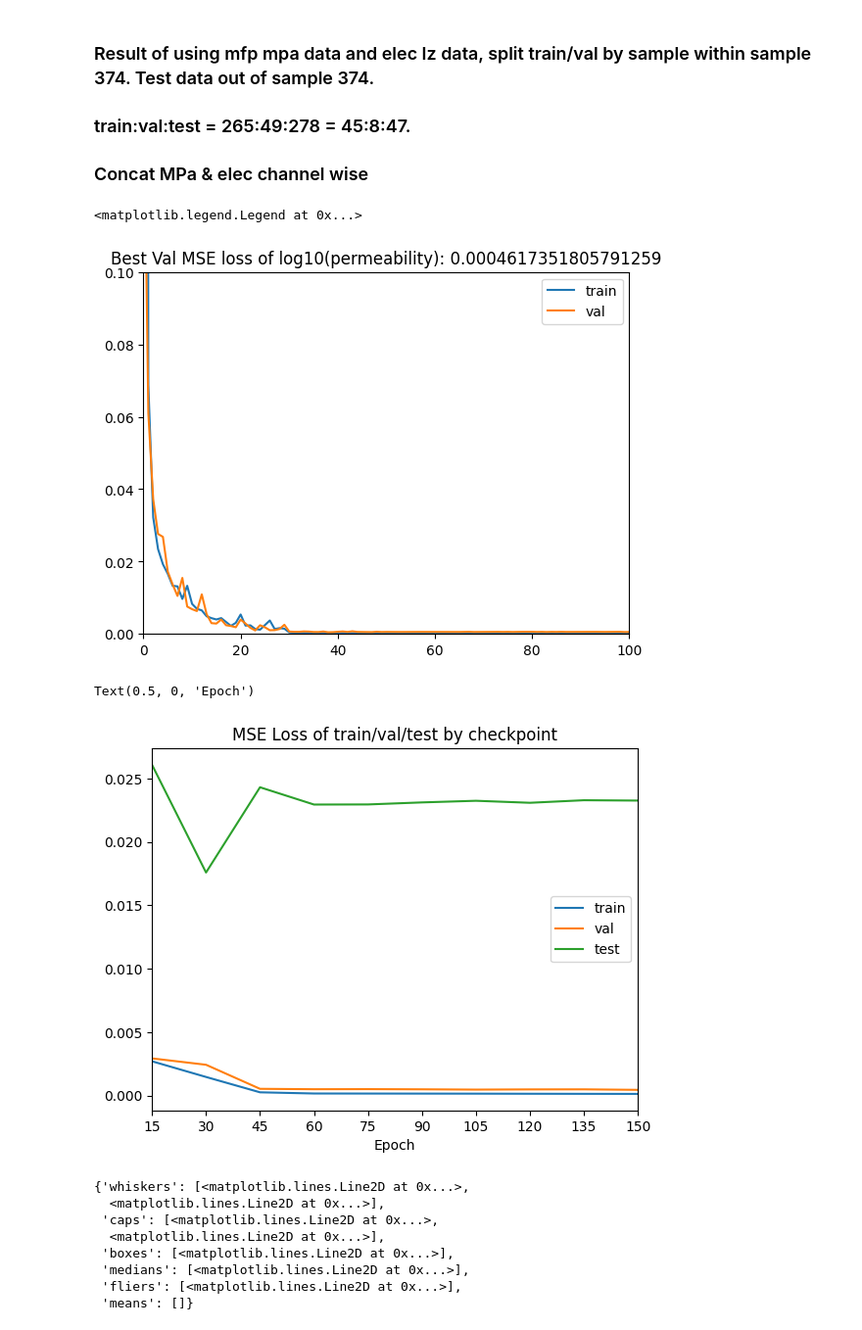
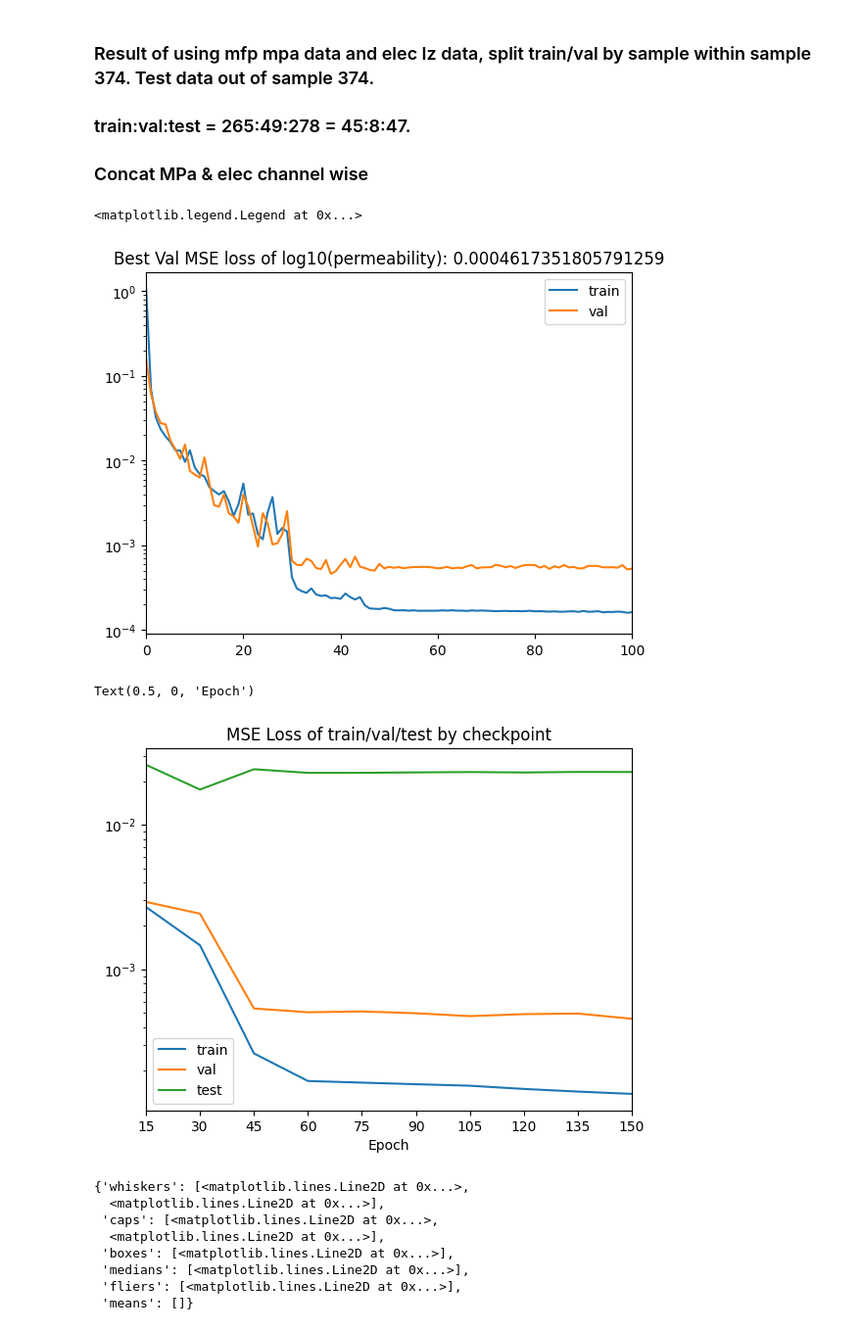
Before and after one commit to LeeGorden/Permeability-Prediction-using-Vision-Transformers, a Jupyter notebook: model/performance_eval_with_val.ipynb, the cells around one changed output. Shown: that part at 98% size. Cells and saved outputs as stored; diff of their text form; code cells hidden in the pictures.

```diff
--- a/model/performance_eval_with_val.ipynb
+++ b/model/performance_eval_with_val.ipynb
@@ -271,26 +276,28 @@ result_ViT_16_true_test = np.load(os.path.join(root_result_ViT_16, "ckpt_best",
 plt.figure()
 plt.title("Best Val MSE loss of log10(permeability): " + str(np.min(result_ViT_16_val_loss)))
 plt.xlim((0, 100))
-plt.ylim((0, 0.1))
+# plt.ylim((0, 0.1))
 plt.plot(result_ViT_16_train_loss, label="train")
 plt.plot(result_ViT_16_val_loss, label="val")
+plt.yscale("log")
 plt.legend()
 # %% [output]
 <matplotlib.legend.Legend at 0x...>
-[figure, old version]
+[figure, new version]
 # %%
 plt.figure()
 plt.xlim((0, 9))
 plt.xticks([0, 1, 2, 3, 4, 5, 6, 7, 8, 9], ["15", "30", "45", "60", "75", "90", "105", "120", "135", "150"])
 plt.title("MSE Loss of train/val/test by checkpoint")
 plt.plot(result_ViT_16_train_loss_ckpt, label="train")
 plt.plot(result_ViT_16_val_loss_ckpt, label="val")
 plt.plot(result_ViT_16_test_loss_ckpt, label="test")
 plt.legend()
+plt.yscale("log")
 plt.xlabel("Epoch")
 # %% [output]
 Text(0.5, 0, 'Epoch')
-[figure, old version]
+[figure, new version]
 # %%
 # check the boxplot of relative error
 relative_error = abs((10 ** result_ViT_16_pred_test - 10 ** result_ViT_16_true_test) / (10 ** result_ViT_16_true_test) * 100)
```
Also changed, not shown: parts of 11 cells of this notebook.
